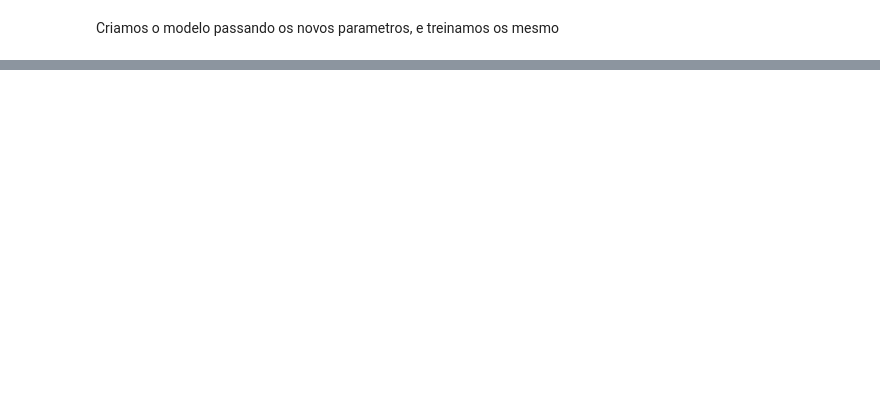
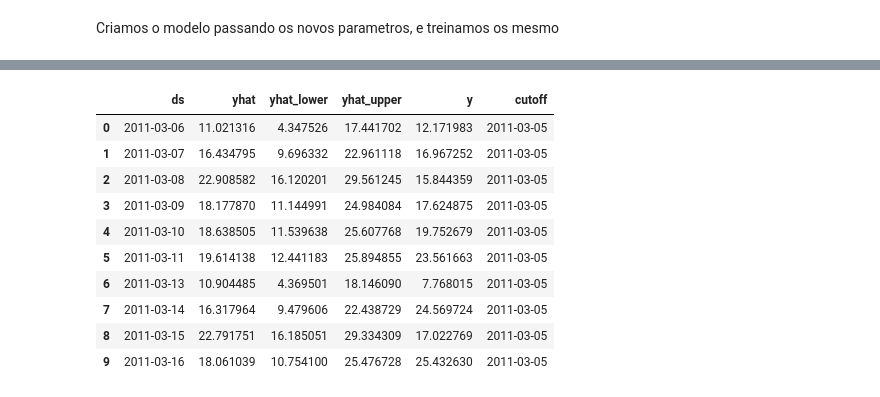
Before and after one commit to cmatheusIA/teste-manfing, a Jupyter notebook: model.ipynb, the cells around one changed output, grey strips where cells are left out. Drawn from its saved outputs; the diff is of its cells as text; code cells hidden in the pictures; blank space fills up the shorter version.

```diff
--- a/model.ipynb
+++ b/model.ipynb
@@ -345,0 +477,3 @@ Criamos o modelo passando os novos parametros, e treinamos os mesmo
+# %%
+df_cv_q = cross_validation(model_q, horizon = '31 days')
+df_cv_q.head()
@@ -345,0 +488,14 @@ Criamos o modelo passando os novos parametros, e treinamos os mesmo
+# %%
+df_cv_q.head(10)
+# %% [output]
+|  | ds | yhat | yhat_lower | yhat_upper | y | cutoff |
+| 0 | 2011-03-06 | 11.021316 | 4.347526 | 17.441702 | 12.171983 | 2011-03-05 |
+| 1 | 2011-03-07 | 16.434795 | 9.696332 | 22.961118 | 16.967252 | 2011-03-05 |
+| 2 | 2011-03-08 | 22.908582 | 16.120201 | 29.561245 | 15.844359 | 2011-03-05 |
+| 3 | 2011-03-09 | 18.177870 | 11.144991 | 24.984084 | 17.624875 | 2011-03-05 |
+| 4 | 2011-03-10 | 18.638505 | 11.539638 | 25.607768 | 19.752679 | 2011-03-05 |
+| 5 | 2011-03-11 | 19.614138 | 12.441183 | 25.894855 | 23.561663 | 2011-03-05 |
+| 6 | 2011-03-13 | 10.904485 | 4.369501 | 18.146090 | 7.768015 | 2011-03-05 |
+| 7 | 2011-03-14 | 16.317964 | 9.479606 | 22.438729 | 24.569724 | 2011-03-05 |
+| 8 | 2011-03-15 | 22.791751 | 16.185051 | 29.334309 | 17.022769 | 2011-03-05 |
+| 9 | 2011-03-16 | 18.061039 | 10.754100 | 25.476728 | 25.432630 | 2011-03-05 |
```
Also changed, not shown: parts of 26 cells of this notebook.
